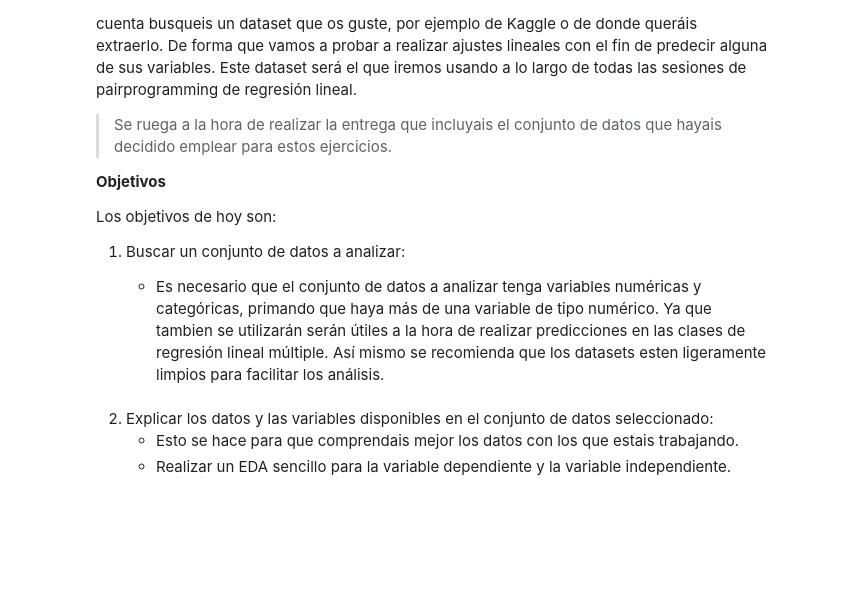
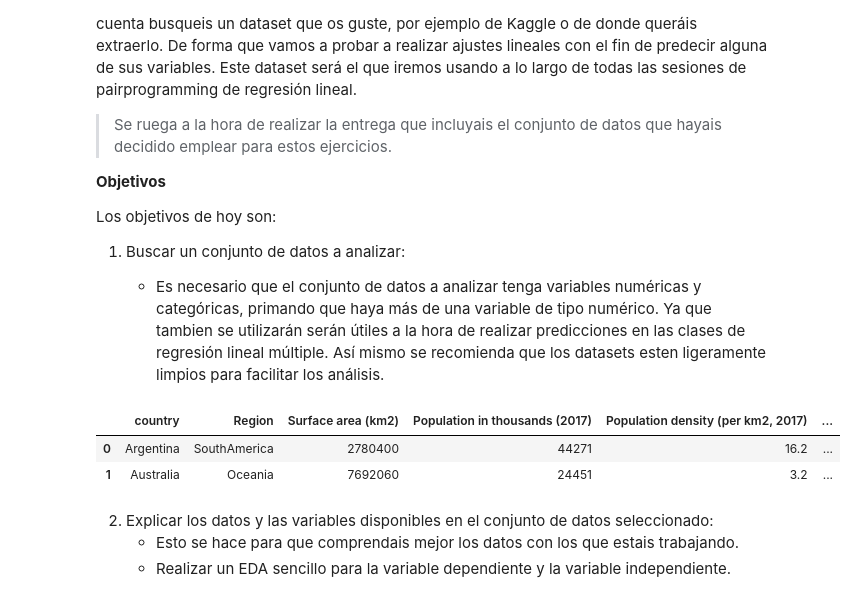
Before and after one commit to Adalab/promo-d-da-modulo3-sprint1-laura-maitane, a Jupyter notebook: regresion-lineal/reg-lin-1-machine-learning-intro.ipynb, the cells around one changed output. Drawn from its saved outputs; the diff is of its cells as text; code cells hidden in the pictures; blank space fills up the shorter version.

```diff
--- a/regresion-lineal/reg-lin-1-machine-learning-intro.ipynb
+++ b/regresion-lineal/reg-lin-1-machine-learning-intro.ipynb
@@ -13,6 +20,13 @@ Los objetivos de hoy son:
 1. Buscar un conjunto de datos a analizar:
 
     - Es necesario que el conjunto de datos a analizar tenga variables numéricas y categóricas, primando que haya más de una variable de tipo numérico. Ya que tambien se utilizarán serán útiles a la hora de realizar predicciones en las clases de regresión lineal múltiple. Así mismo se recomienda que los datasets esten ligeramente limpios para facilitar los análisis.
+# %%
+df = pd.read_csv("../datos/soci_econ_country_profiles.csv", index_col = 0)
+df.head(2)
+# %% [output]
+|  | country | Region | Surface area (km2) | Population in thousands (2017) | Population density (per km2, 2017) | ... |
+| 0 | Argentina | SouthAmerica | 2780400 | 44271 | 16.2 | ... |
+| 1 | Australia | Oceania | 7692060 | 24451 | 3.2 | ... |
 # %% [markdown]
 2. Explicar los datos y las variables disponibles en el conjunto de datos seleccionado:
     - Esto se hace para que comprendais mejor los datos con los que estais trabajando.
```
Also changed, not shown: parts of 8 cells of this notebook.
